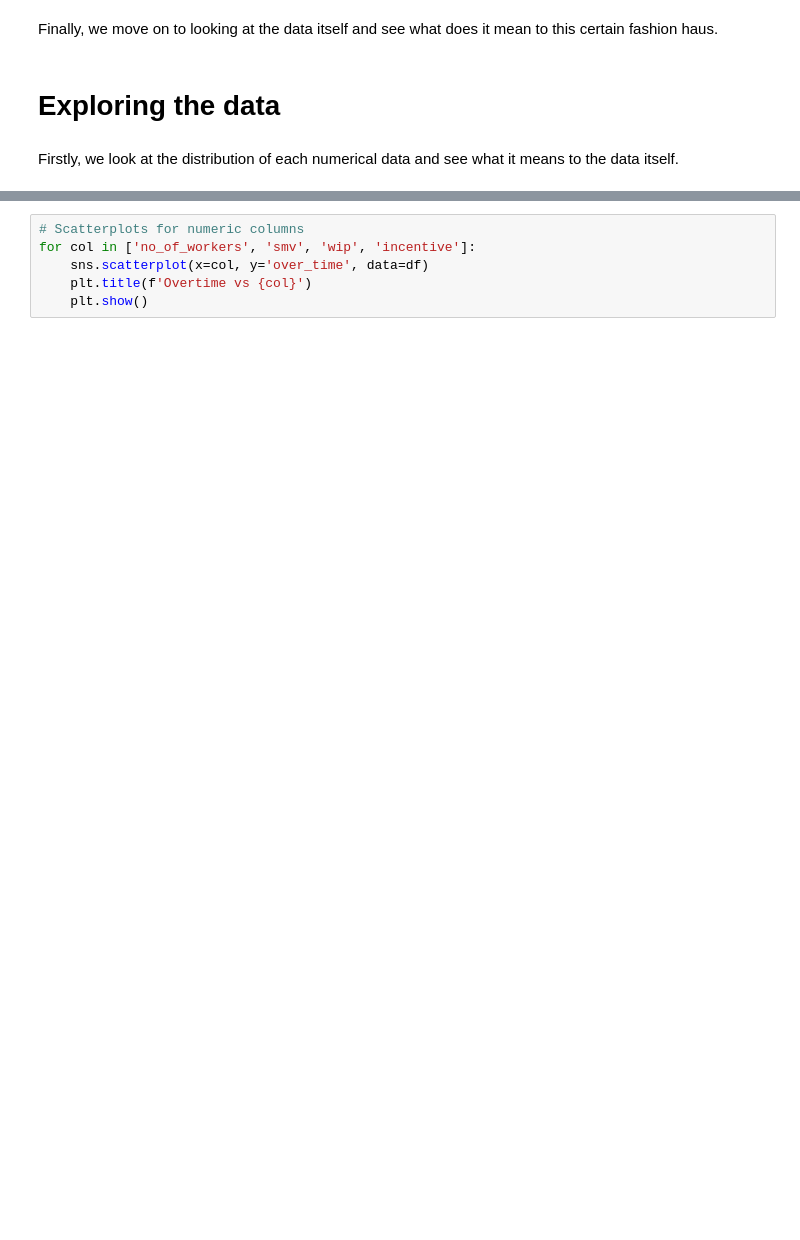
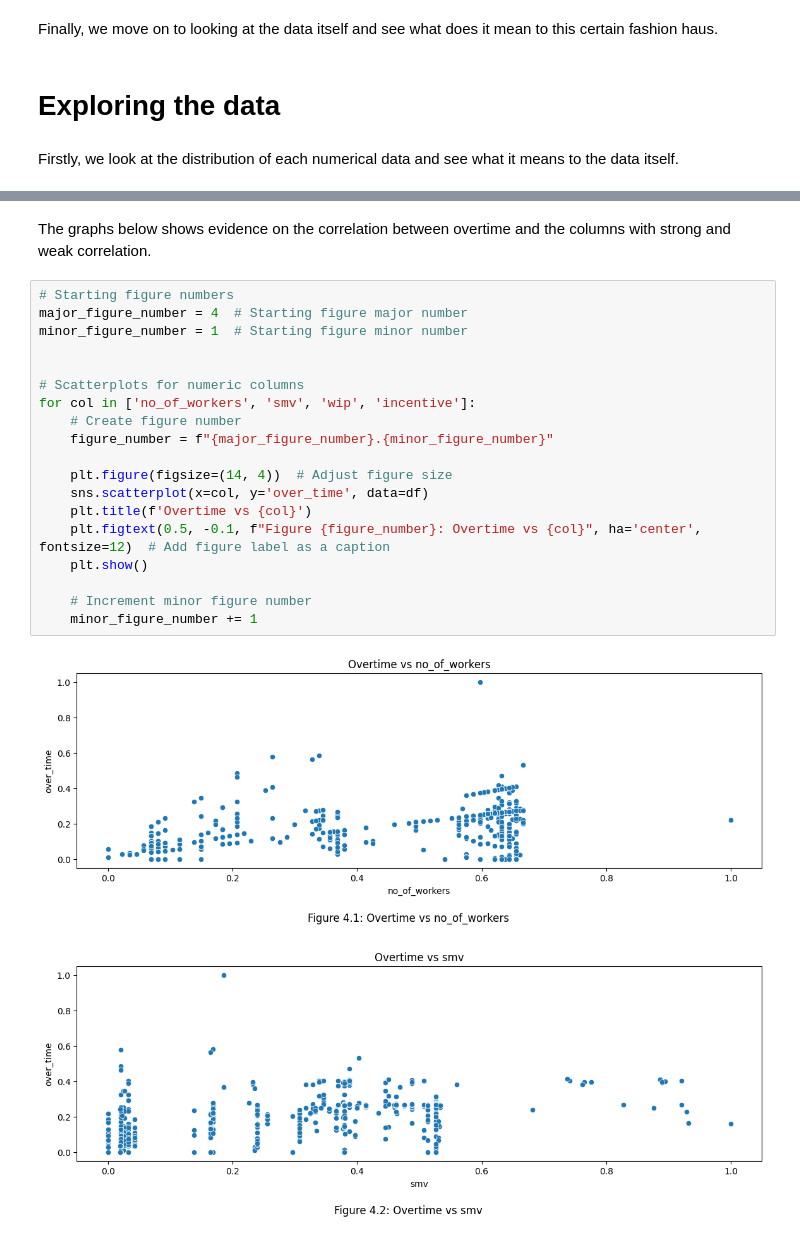
Before and after one commit to jordanchong911/Garments, a Jupyter notebook: garments.ipynb, the cells around one changed output, grey strips where cells are left out. Saved outputs shown, nothing was run; the diff lists cells and outputs as text; blank space fills up the shorter version.

```diff
--- a/garments.ipynb
+++ b/garments.ipynb
@@ -248,6 +432,24 @@ print("Correlation with Overtime:\n", correlation_with_overtime)
+# %% [markdown]
+The graphs below shows evidence on the correlation between overtime and the columns with strong and weak correlation.
 # %%
+# Starting figure numbers
+major_figure_number = 4  # Starting figure major number
+minor_figure_number = 1  # Starting figure minor number
+
+
 # Scatterplots for numeric columns
 for col in ['no_of_workers', 'smv', 'wip', 'incentive']:
+    # Create figure number
+    figure_number = f"{major_figure_number}.{minor_figure_number}"
+
+    plt.figure(figsize=(14, 4))  # Adjust figure size
     sns.scatterplot(x=col, y='over_time', data=df)
     plt.title(f'Overtime vs {col}')
+    plt.figtext(0.5, -0.1, f"Figure {figure_number}: Overtime vs {col}", ha='center', fontsize=12)  # Add figure label as a caption
     plt.show()
+
+    # Increment minor figure number
+    minor_figure_number += 1
+# %% [output]
+[figure, added]
+[figure, added]
```
Also changed, not shown: parts of 27 cells of this notebook.
